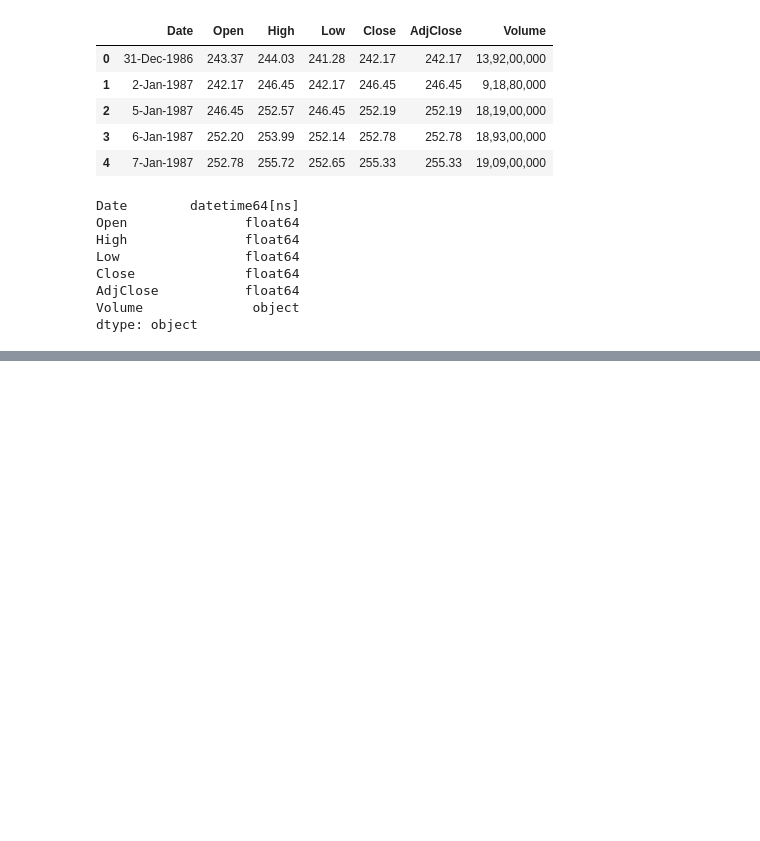
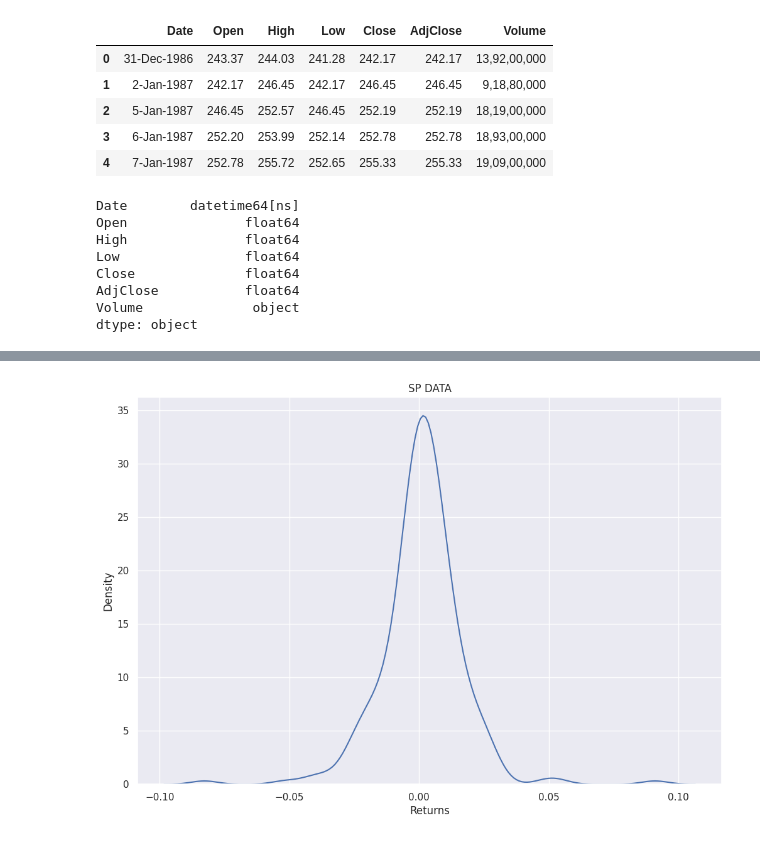
Before and after one commit to santhimaddipudi/Azure-Databricks-project-on-Yelp-Dataset, a Jupyter notebook: Statistics_for_ML.ipynb, the cells around one changed output, grey strips where cells are left out. Saved outputs shown, nothing was run; the diff lists cells and outputs as text; code cells hidden in the pictures; blank space fills up the shorter version.

```diff
--- a/Statistics_for_ML.ipynb
+++ b/Statistics_for_ML.ipynb
@@ -344,0 +418,7 @@ dtype: object
+# %%
+plt.figure(figsize=(12, 8))
+sns.kdeplot(data=sp_data_withoutoct19,x='Returns')
+plt.title('SP DATA')
+plt.show()#it shows the left skew in data
+# %% [output]
+[figure, added]
```
Also changed, not shown: parts of 12 cells of this notebook.
